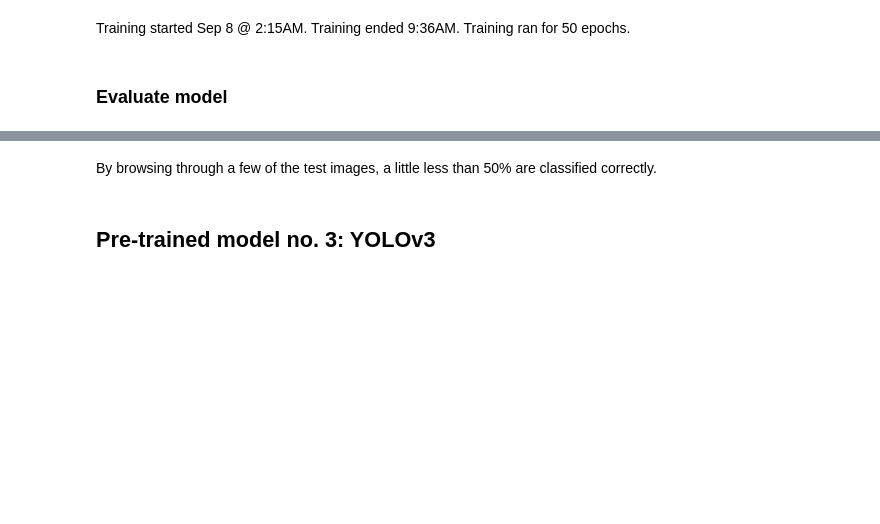
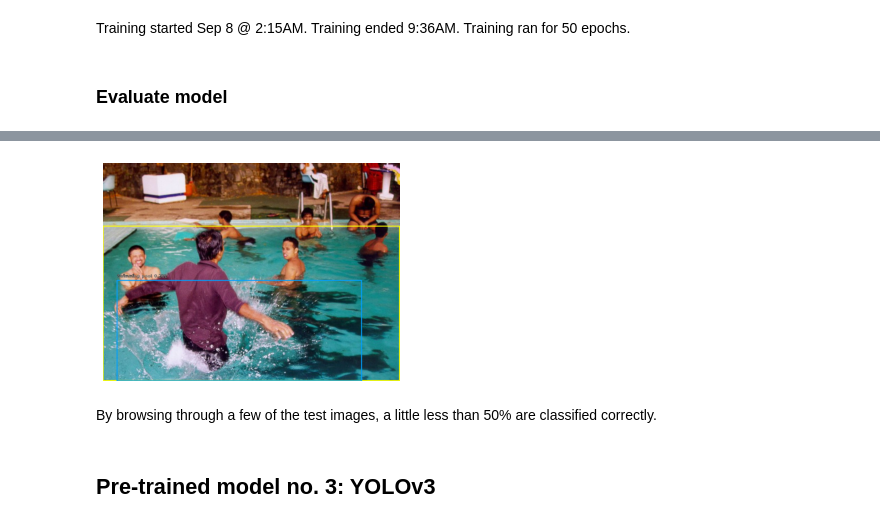
Before and after one commit to jordandarbyshire/amenity_detection, a Jupyter notebook: amenity_detection.ipynb, the cells around one changed output, grey strips where cells are left out. Cells and saved outputs as stored; diff of their text form; code cells hidden in the pictures; blank space fills up the shorter version.

```diff
--- a/amenity_detection.ipynb
+++ b/amenity_detection.ipynb
@@ -646,7 +779,9 @@ cd test
 # %%
 # Yellow boxes are the ground-truth boxes (the true hand labeled bounding box)
 # Other colors are the predicted boxes with confidence score above 0.3
-show_detected_objects(test_df.iloc[100])
+show_detected_objects(test_df.iloc[177])
+# %% [output]
+[figure, added]
 # %% [markdown]
 By browsing through a few of the test images, a little less than 50% are classified correctly.
 # %% [markdown]
```
Also changed, not shown: parts of 56 cells of this notebook.
